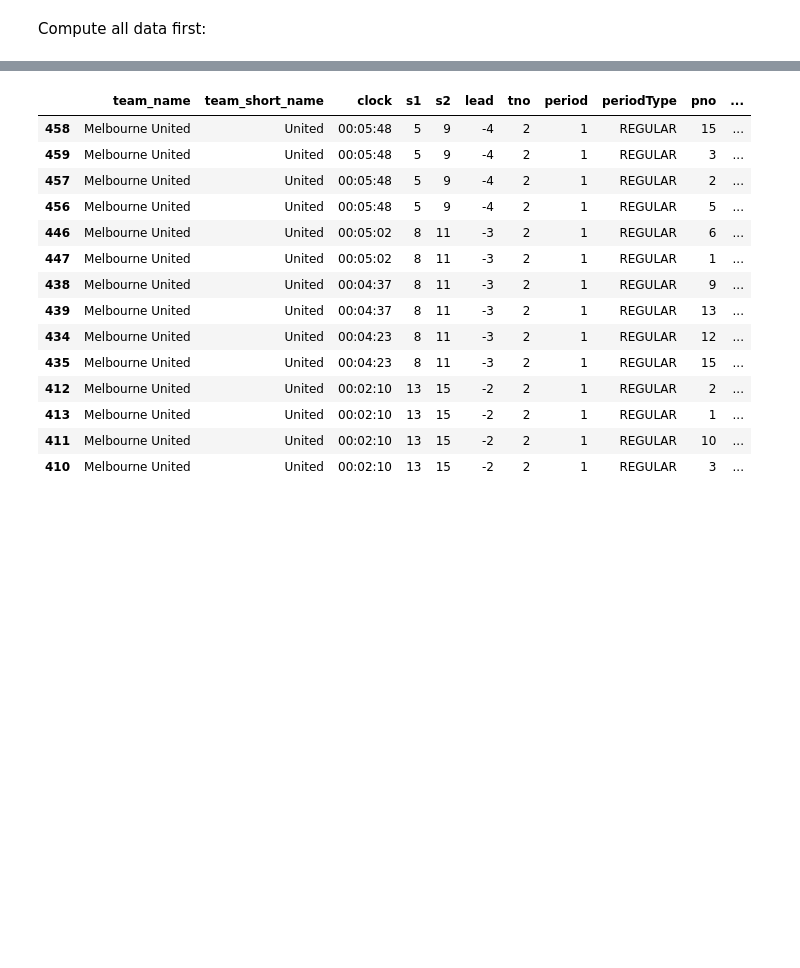
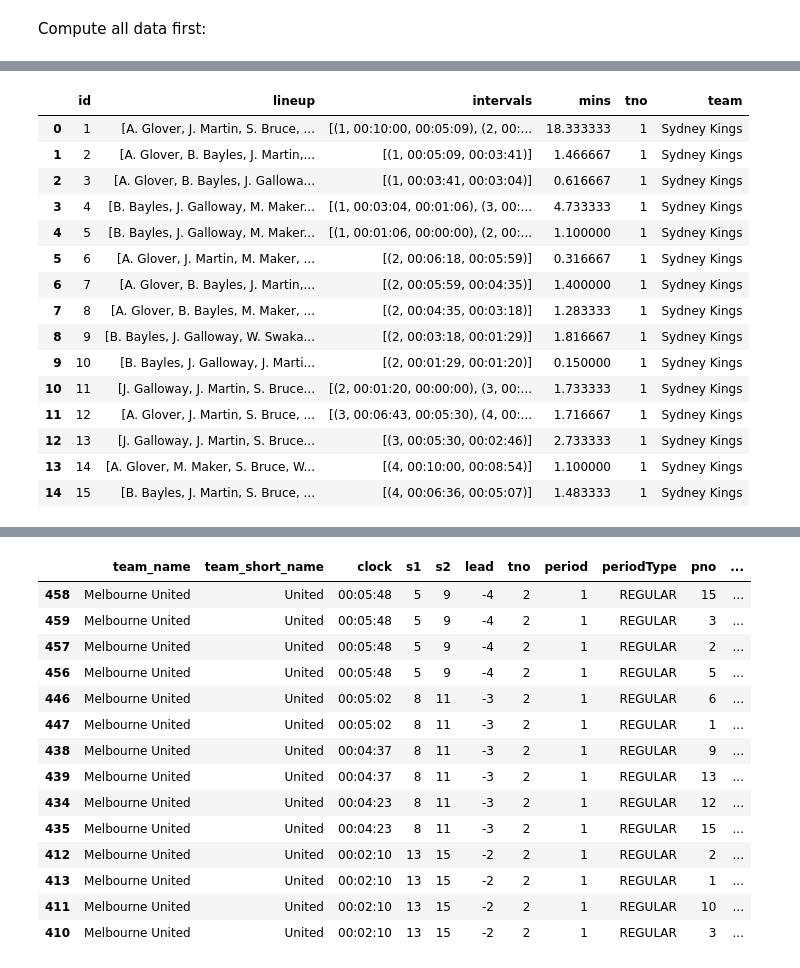
Before and after one commit to ssardina/pynbl, a Jupyter notebook: playground.ipynb, the cells around one changed output, grey strips where cells are left out. Drawn from its saved outputs; the diff is of its cells as text; code cells hidden in the pictures; blank space fills up the shorter version.

```diff
--- a/playground.ipynb
+++ b/playground.ipynb
@@ -44,2 +44,25 @@ stints2_df = result['stints2_df']
+# %%
+# get the stint of the team you want to study
+tno  = 1
+stints_df = result['stints_df'].query("tno == @tno")
+
+stints_df
+# %% [output]
+|  | id | lineup | intervals | mins | tno | team |
+| 0 | 1 | [A. Glover, J. Martin, S. Bruce, ... | [(1, 00:10:00, 00:05:09), (2, 00:... | 18.333333 | 1 | Sydney Kings |
+| 1 | 2 | [A. Glover, B. Bayles, J. Martin,... | [(1, 00:05:09, 00:03:41)] | 1.466667 | 1 | Sydney Kings |
+| 2 | 3 | [A. Glover, B. Bayles, J. Gallowa... | [(1, 00:03:41, 00:03:04)] | 0.616667 | 1 | Sydney Kings |
+| 3 | 4 | [B. Bayles, J. Galloway, M. Maker... | [(1, 00:03:04, 00:01:06), (3, 00:... | 4.733333 | 1 | Sydney Kings |
+| 4 | 5 | [B. Bayles, J. Galloway, M. Maker... | [(1, 00:01:06, 00:00:00), (2, 00:... | 1.100000 | 1 | Sydney Kings |
+| 5 | 6 | [A. Glover, J. Martin, M. Maker, ... | [(2, 00:06:18, 00:05:59)] | 0.316667 | 1 | Sydney Kings |
+| 6 | 7 | [A. Glover, B. Bayles, J. Martin,... | [(2, 00:05:59, 00:04:35)] | 1.400000 | 1 | Sydney Kings |
+| 7 | 8 | [A. Glover, B. Bayles, M. Maker, ... | [(2, 00:04:35, 00:03:18)] | 1.283333 | 1 | Sydney Kings |
+| 8 | 9 | [B. Bayles, J. Galloway, W. Swaka... | [(2, 00:03:18, 00:01:29)] | 1.816667 | 1 | Sydney Kings |
+| 9 | 10 | [B. Bayles, J. Galloway, J. Marti... | [(2, 00:01:29, 00:01:20)] | 0.150000 | 1 | Sydney Kings |
+| 10 | 11 | [J. Galloway, J. Martin, S. Bruce... | [(2, 00:01:20, 00:00:00), (3, 00:... | 1.733333 | 1 | Sydney Kings |
+| 11 | 12 | [A. Glover, J. Martin, S. Bruce, ... | [(3, 00:06:43, 00:05:30), (4, 00:... | 1.716667 | 1 | Sydney Kings |
+| 12 | 13 | [J. Galloway, J. Martin, S. Bruce... | [(3, 00:05:30, 00:02:46)] | 2.733333 | 1 | Sydney Kings |
+| 13 | 14 | [A. Glover, M. Maker, S. Bruce, W... | [(4, 00:10:00, 00:08:54)] | 1.100000 | 1 | Sydney Kings |
+| 14 | 15 | [B. Bayles, J. Martin, S. Bruce, ... | [(4, 00:06:36, 00:05:07)] | 1.483333 | 1 | Sydney Kings |
 # %%
 # get stints with not 5 players
```
Also changed, not shown: parts of 4 cells of this notebook.
